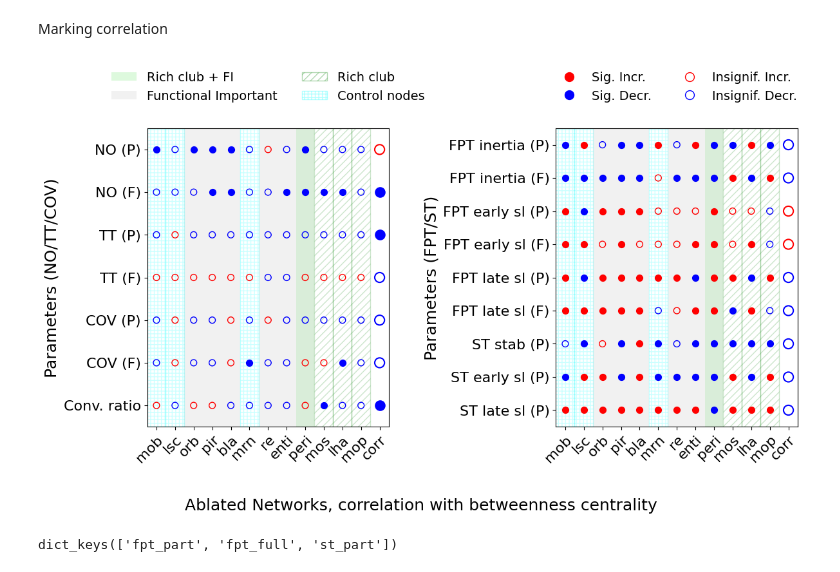
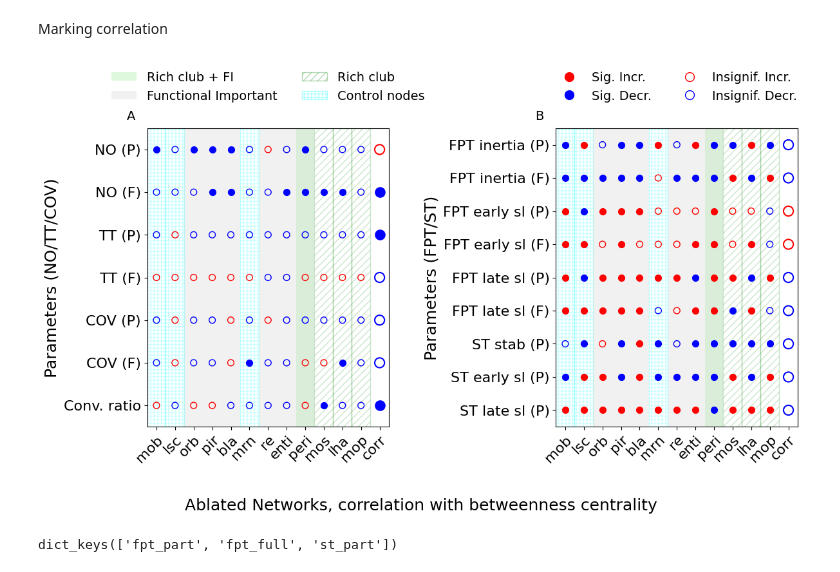
Before and after one commit to csndl-iitd/srg-tes-epilepsy-models, a Jupyter notebook: analysis/notebooks/Analyse fig_March_26.ipynb, the cells around one changed output. Drawn from its saved outputs; the diff is of its cells as text; code cells hidden in the pictures.

```diff
--- a/analysis/notebooks/Analyse fig_March_26.ipynb
+++ b/analysis/notebooks/Analyse fig_March_26.ipynb
@@ -5628,34 +5613,39 @@ draw_dots(j_pst, 3, ax=ax_right)
 ax_right.scatter(corr_idx, 3, s=dot_size, facecolors='none', marker='o', edgecolors='blue', linewidth=1.5)
 draw_dots(e1_pst, 2, ax=ax_right)
 ax_right.scatter(corr_idx, 2, s=dot_size, facecolors='none', marker='o', edgecolors='blue', linewidth=1.5)
 draw_dots(e2_pst, 1, ax=ax_right)
 ax_right.scatter(corr_idx, 1, s=dot_size, facecolors='none', marker='o', edgecolors='blue', linewidth=1.5)
 
+# --- Add Panel Labels (Top Right Outside) ---
+ax_left.text(-0.05, 1.02, 'A', transform=ax_left.transAxes, fontsize=14, va='bottom', ha='right')
+ax_right.text(-0.05, 1.02, 'B', transform=ax_right.transAxes, fontsize=14,  va='bottom', ha='right')
+
+
 # --- Legends & Labels ---
 handle_rc_fi = patches.Patch(facecolor='lightgreen', alpha=0.3, label='Rich club + FI')
 handle_fi    = patches.Patch(facecolor='lightgrey', alpha=0.3, label='Functional Important')
 handle_rc    = patches.Patch(facecolor='none', edgecolor='green', hatch='///', alpha=0.3, label='Rich club')
 handle_cn    = patches.Patch(facecolor='none', edgecolor='cyan', hatch='+++', alpha=0.3, label='Control nodes')
 
 handle_inc_sig = mlines.Line2D([], [], color='red', marker='o', linestyle='None', markersize=m_size, label='Sig. Incr.')
 handle_dec_sig = mlines.Line2D([], [], color='blue', marker='o', linestyle='None', markersize=m_size, label='Sig. Decr.')
 handle_inc_ns  = mlines.Line2D([], [], color='red', marker='o', markerfacecolor='none', linestyle='None', markersize=m_size, label='Insignif. Incr.')
 handle_dec_ns  = mlines.Line2D([], [], color='blue', marker='o', markerfacecolor='none', linestyle='None', markersize=m_size, label='Insignif. Decr.')
 
 ax_left.legend(handles=[handle_rc_fi, handle_fi, handle_rc, handle_cn],
                loc='lower center', bbox_to_anchor=(0.5, 1.05), fontsize=legend_fs, ncol=2, frameon=False)
 ax_right.legend(handles=[handle_inc_sig, handle_dec_sig, handle_inc_ns, handle_dec_ns],
                 loc='lower center', bbox_to_anchor=(0.5, 1.05), fontsize=legend_fs, ncol=2, frameon=False)
 
 ax_left.set_ylabel('Parameters (NO/TT/COV)', fontsize=label_fs)
 ax_right.set_ylabel('Parameters (FPT/ST)', fontsize=label_fs)
 fig.text(0.5, 0.01, 'Ablated Networks, correlation with betweenness centrality', ha='center', fontsize=label_fs)
 
 # Use rect to ensure the top legend and bottom text have breathing room
 plt.tight_layout(rect=[0, 0.08, 1, 0.90])
 plt.show()
 # %% [output]
-[figure, old version]
+[figure, new version]
 # %%
 d=reader.data_read_pkl('results/figures/fig5j_data.pkl')
 d.keys()
```
Also changed, not shown: parts of 4 cells of this notebook.
